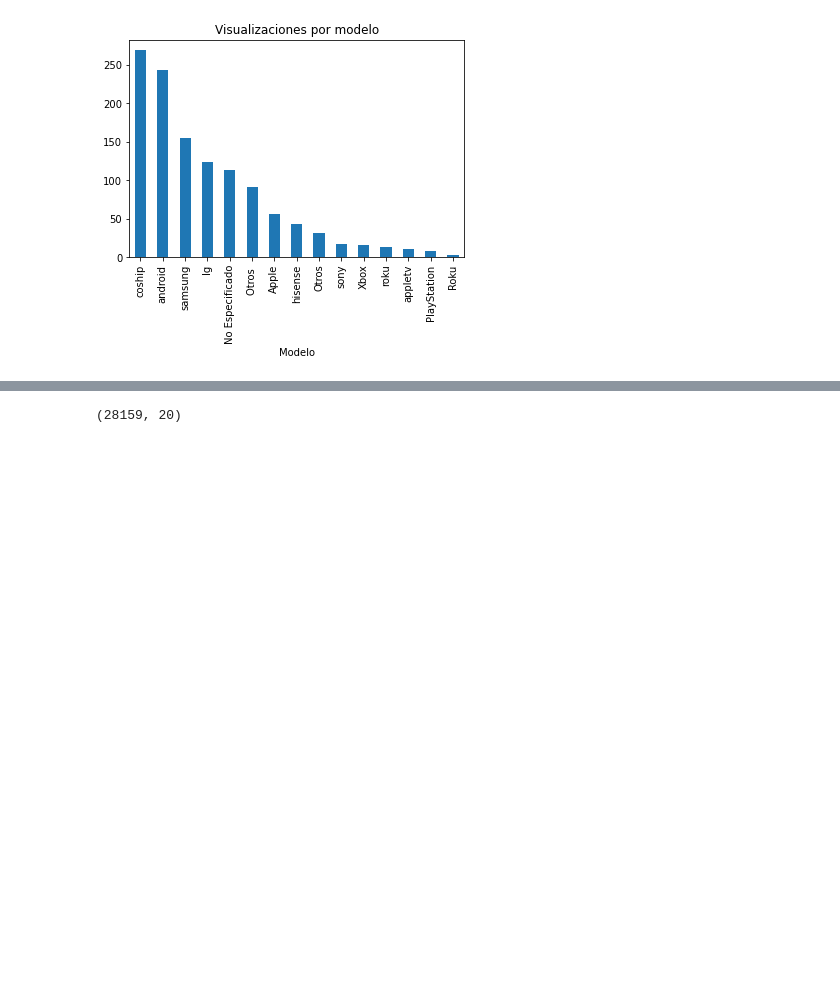
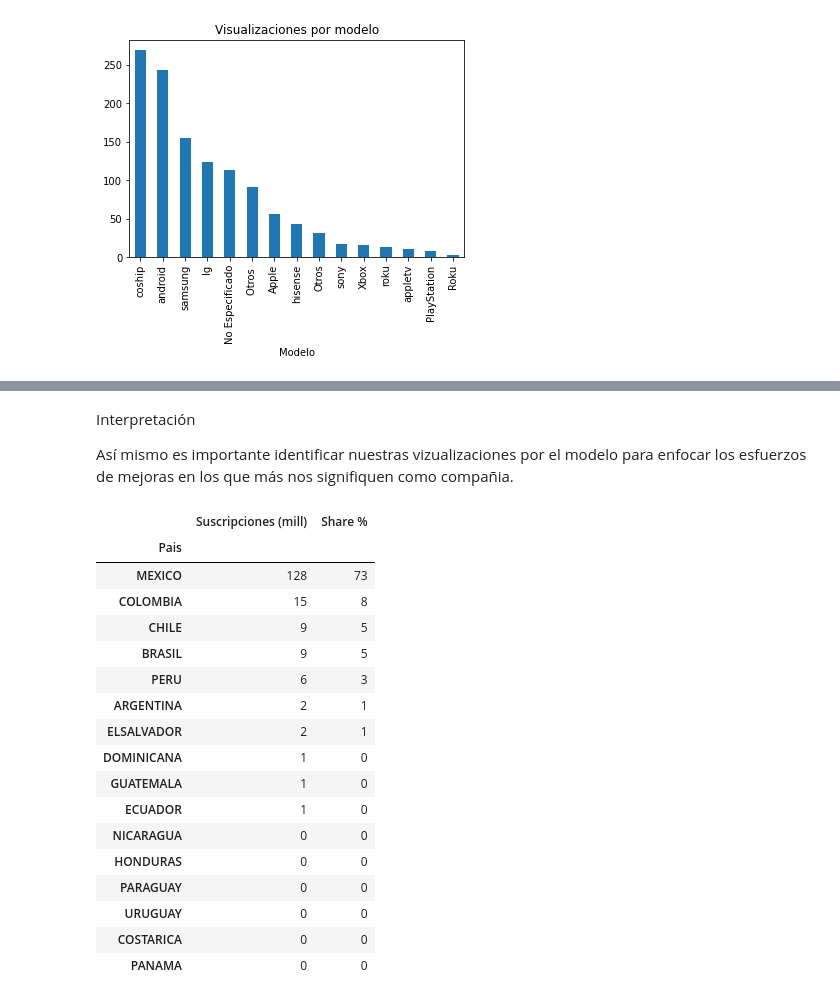
Before and after one commit to mariomtz36/Proyecto-Final, a Jupyter notebook: Proyecto.ipynb, the cells around one changed output, grey strips where cells are left out. Drawn from its saved outputs; the diff is of its cells as text; code cells hidden in the pictures; blank space fills up the shorter version.

```diff
--- a/Proyecto.ipynb
+++ b/Proyecto.ipynb
@@ -334,4 +301,0 @@ Resto_KPIS.head()
-# %%
-Resto_KPIS.shape
-# %% [output]
-(28159, 20)
@@ -339,0 +302,44 @@ link https://relopezbriega.github.io/blog/2016/02/29/analisis-de-datos-categoric
+# %% [markdown]
+Interpretación
+
+Así mismo es importante identificar nuestras vizualizaciones por el modelo para enfocar los esfuerzos de mejoras en los que más
+nos signifiquen como compañia.
+# %%
+# Tambien se necesita representar el número de suscripciones por país así como su peso porcentual
+
+Susc = dfClaroVD['NOMBRE_METRICA'] == 'Suscripciones'
+Suscripciones = dfClaroVD[Susc]
+SusCan = Suscripciones['CANTIDAD'].isnull()==False
+SusOk = Suscripciones[SusCan]
+SusCanOk = SusOk['CANTIDAD'].astype('int64')
+SusPais = SusOk['PAIS']
+SusNP = np.array([[SusPais], [SusCanOk]])
+SusNP = SusNP.T
+SusDF = pd.DataFrame(SusNP[:, 0])
+SusDF.columns = ['Pais', 'Suscripciones (mill)']
+TablaSus= SusDF.groupby(['Pais']).sum() / 1000000
+TablaSusSort = (TablaSus['Suscripciones (mill)'].sort_values(ascending=False)).astype('int64')
+SortSusDF = pd.DataFrame(TablaSusSort)
+SortSusDF
+ShareSus = (SortSusDF['Suscripciones (mill)'] / SortSusDF['Suscripciones (mill)'].sum() * 100).astype('int64')
+SortSusDF['Share %'] = ShareSus
+SortSusDF.style.set_table_styles([dict(selector='th', props=[('text-align', 'left')])])
+# %% [output]
+|  | Suscripciones (mill) | Share % |
+| Pais |  |  |
+| MEXICO | 128 | 73 |
+| COLOMBIA | 15 | 8 |
+| CHILE | 9 | 5 |
+| BRASIL | 9 | 5 |
+| PERU | 6 | 3 |
+| ARGENTINA | 2 | 1 |
+| ELSALVADOR | 2 | 1 |
+| DOMINICANA | 1 | 0 |
+| GUATEMALA | 1 | 0 |
+| ECUADOR | 1 | 0 |
+| NICARAGUA | 0 | 0 |
+| HONDURAS | 0 | 0 |
+| PARAGUAY | 0 | 0 |
+| URUGUAY | 0 | 0 |
+| COSTARICA | 0 | 0 |
+| PANAMA | 0 | 0 |
```
Also changed, not shown: parts of 22 cells of this notebook.
